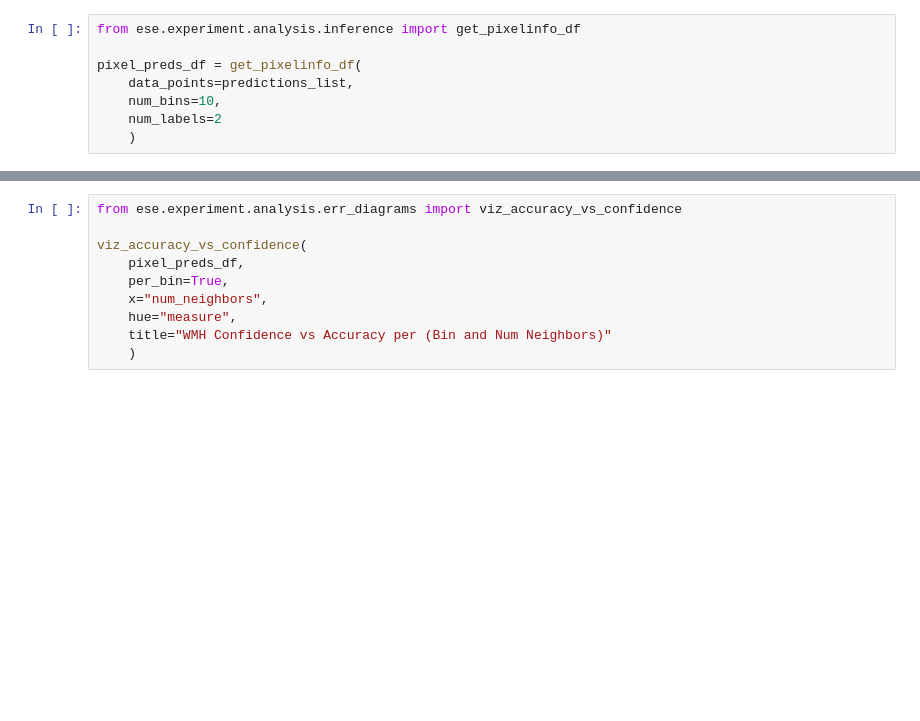
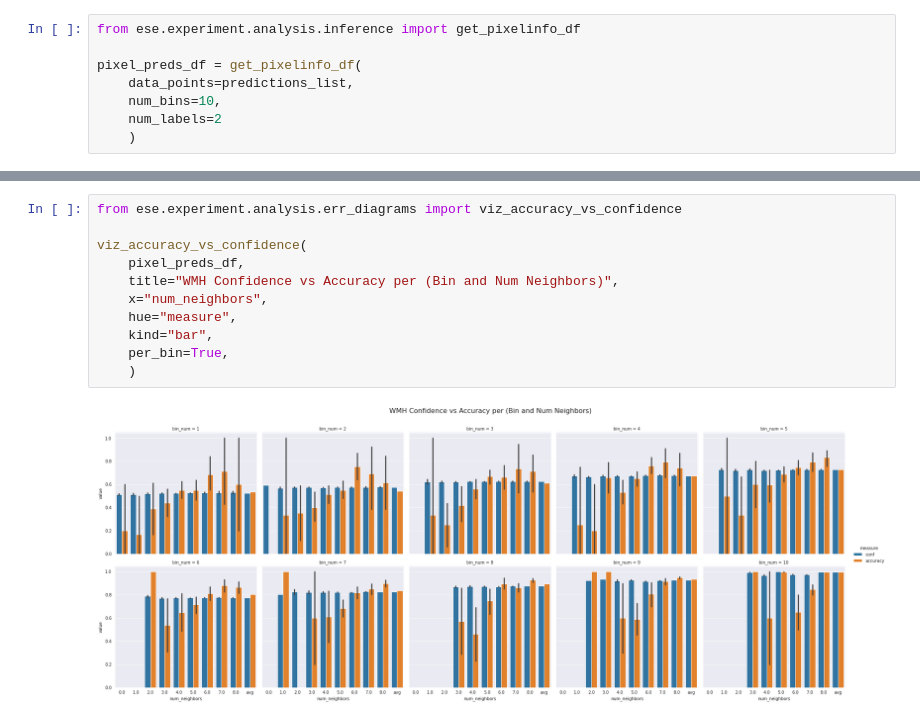
Before and after one commit to VictorButoi/ESE, a Jupyter notebook: notebooks/err_analysis/Err_WMH.ipynb, the cells around one changed output, grey strips where cells are left out. Cells and saved outputs as stored; diff of their text form; blank space fills up the shorter version.

```diff
--- a/notebooks/err_analysis/Err_WMH.ipynb
+++ b/notebooks/err_analysis/Err_WMH.ipynb
@@ -73,13 +78,16 @@ viz_accuracy_vs_confidence(
 # %%
 from ese.experiment.analysis.err_diagrams import viz_accuracy_vs_confidence
 
 viz_accuracy_vs_confidence(
     pixel_preds_df,
-    per_bin=True,
+    title="WMH Confidence vs Accuracy per (Bin and Num Neighbors)",
     x="num_neighbors",
     hue="measure",
-    title="WMH Confidence vs Accuracy per (Bin and Num Neighbors)"
+    kind="bar",
+    per_bin=True,
     )
+# %% [output]
+[figure, added]
 # %%
 from ese.experiment.analysis.err_diagrams import viz_accuracy_vs_confidence
 
```
Also changed, not shown: parts of 3 cells of this notebook.
